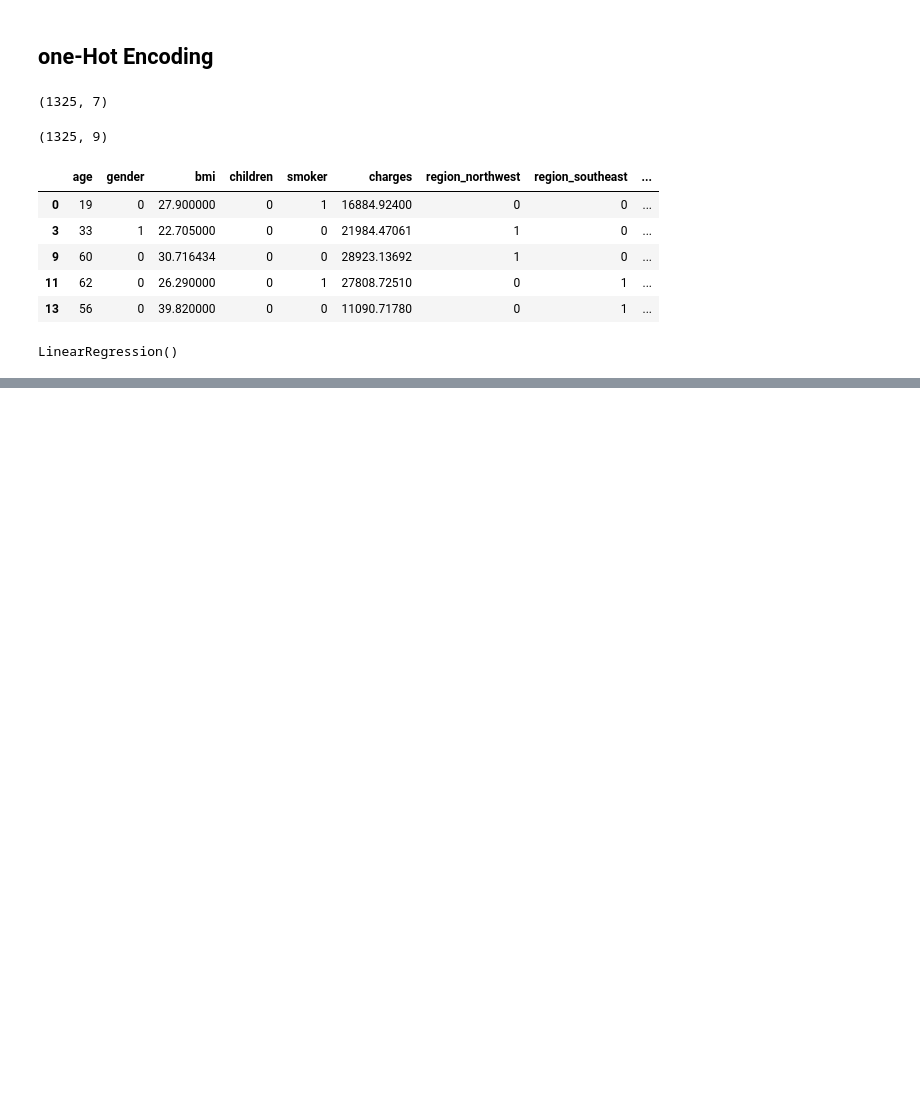
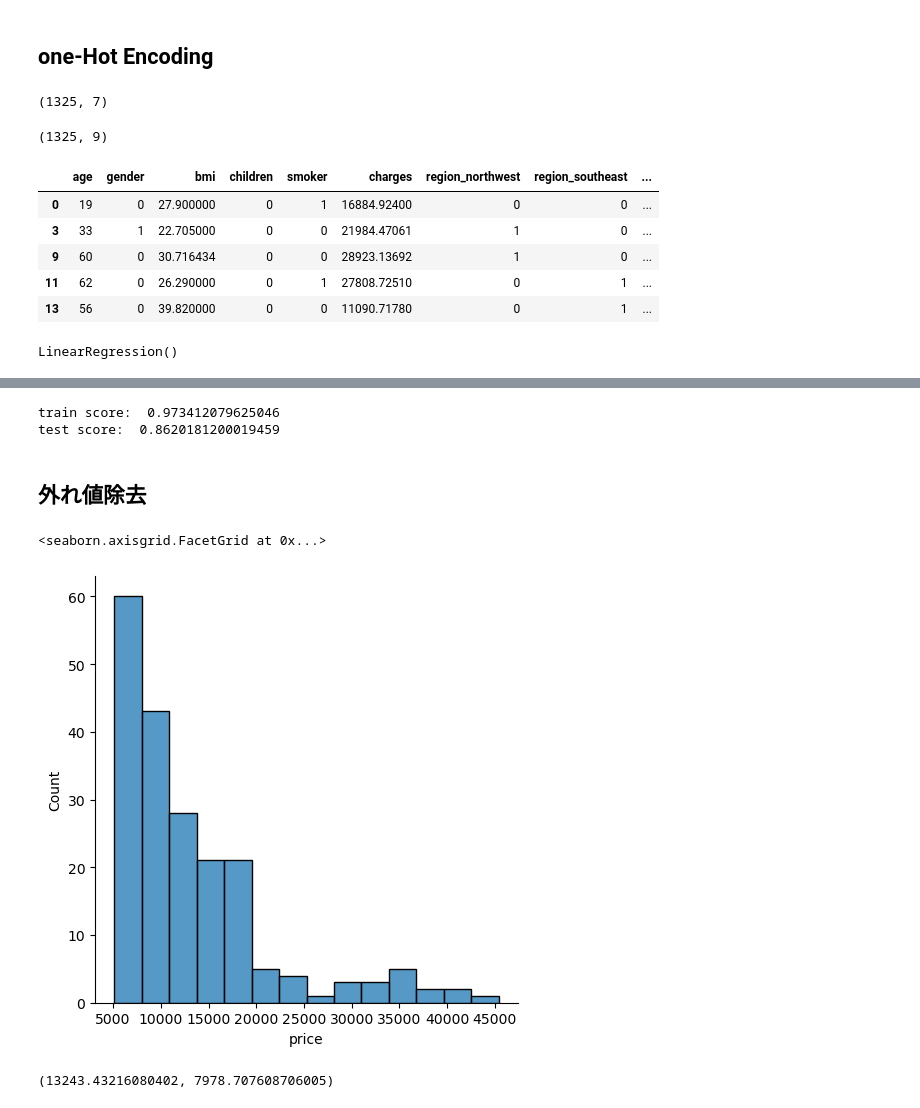
Before and after one commit to ono5/python-datascience, a Jupyter notebook: machine-learning-1.ipynb, the cells around one changed output, grey strips where cells are left out. Drawn from its saved outputs; the diff is of its cells as text; code cells hidden in the pictures; blank space fills up the shorter version.

```diff
--- a/machine-learning-1.ipynb
+++ b/machine-learning-1.ipynb
@@ -618,0 +759,4 @@ LinearRegression()
+# %%
+df_uni = df_obj.nunique()
+
+df_uni
@@ -618,0 +775,4 @@ LinearRegression()
+# %%
+df_cols = df_uni[df_uni == 2].index
+
+df_cols
@@ -618,0 +781,11 @@ LinearRegression()
+# %%
+from sklearn.preprocessing import LabelEncoder
+
+for col in df_cols:
+    le = LabelEncoder()
+    le.fit(df[col])
+    df[col] = le.transform(df[col])
+# %%
+df = pd.get_dummies(df, drop_first=True)
+
+df.head()
@@ -618,0 +852,28 @@ LinearRegression()
+# %%
+t = df2['price'].values
+x = df2.drop('price', axis=1).values
+
+x_train, x_test, t_train, t_test = train_test_split(x, t, test_size=0.3, random_state=1)
+
+model = LinearRegression()
+model.fit(x_train, t_train)
+
+print('train score: ',  model.score(x_train, t_train))
+print('test score: ',  model.score(x_test, t_test))
+# %% [output]
+train score:  0.973412079625046
+test score:  0.8620181200019459
+# %% [markdown]
+## 外れ値除去
+# %%
+sns.displot(df['price'])
+# %% [output]
+<seaborn.axisgrid.FacetGrid at 0x...>
+[figure, added]
+# %%
+mu = df['price'].mean()
+sigma = df['price'].std()
+
+mu, sigma
+# %% [output]
+(13243.43216080402, 7978.707608706005)
```
Also changed, not shown: parts of 34 cells of this notebook, 11 other files.
